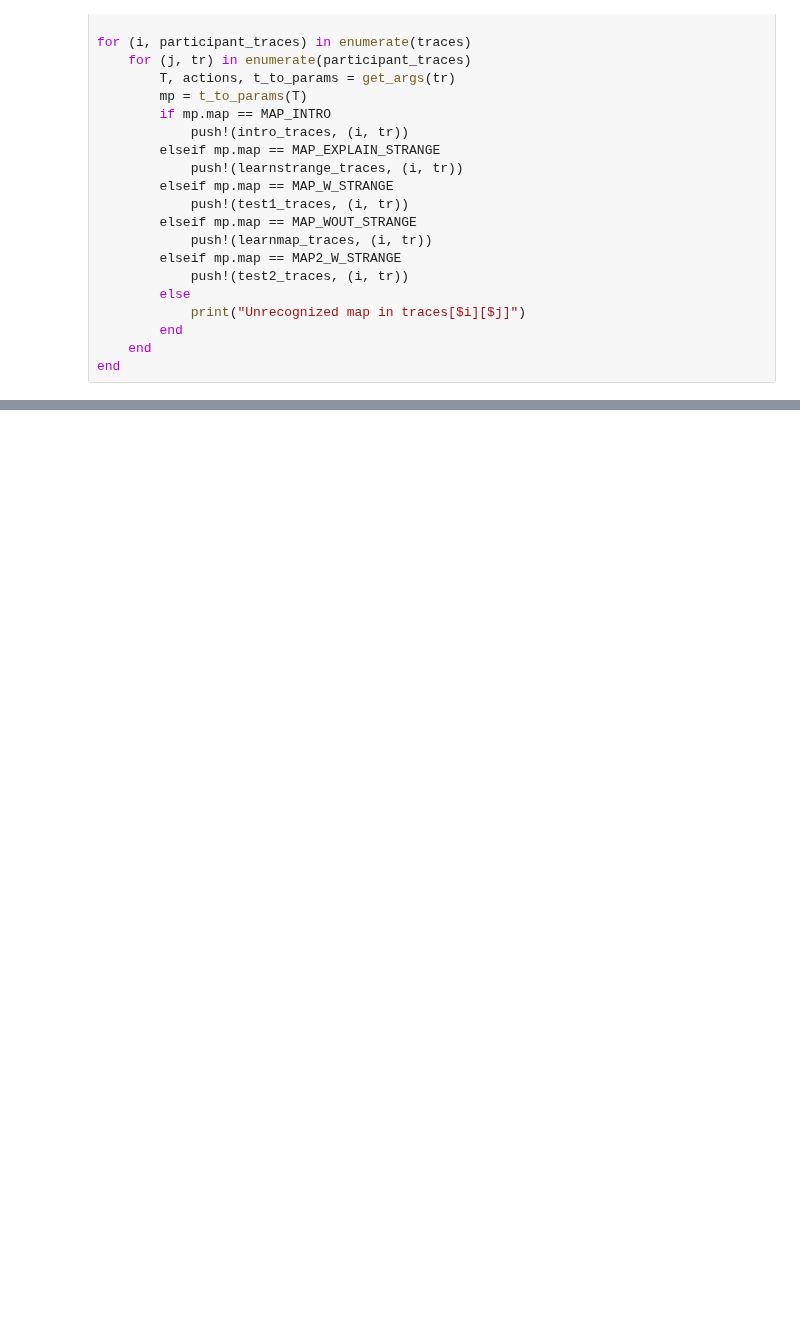
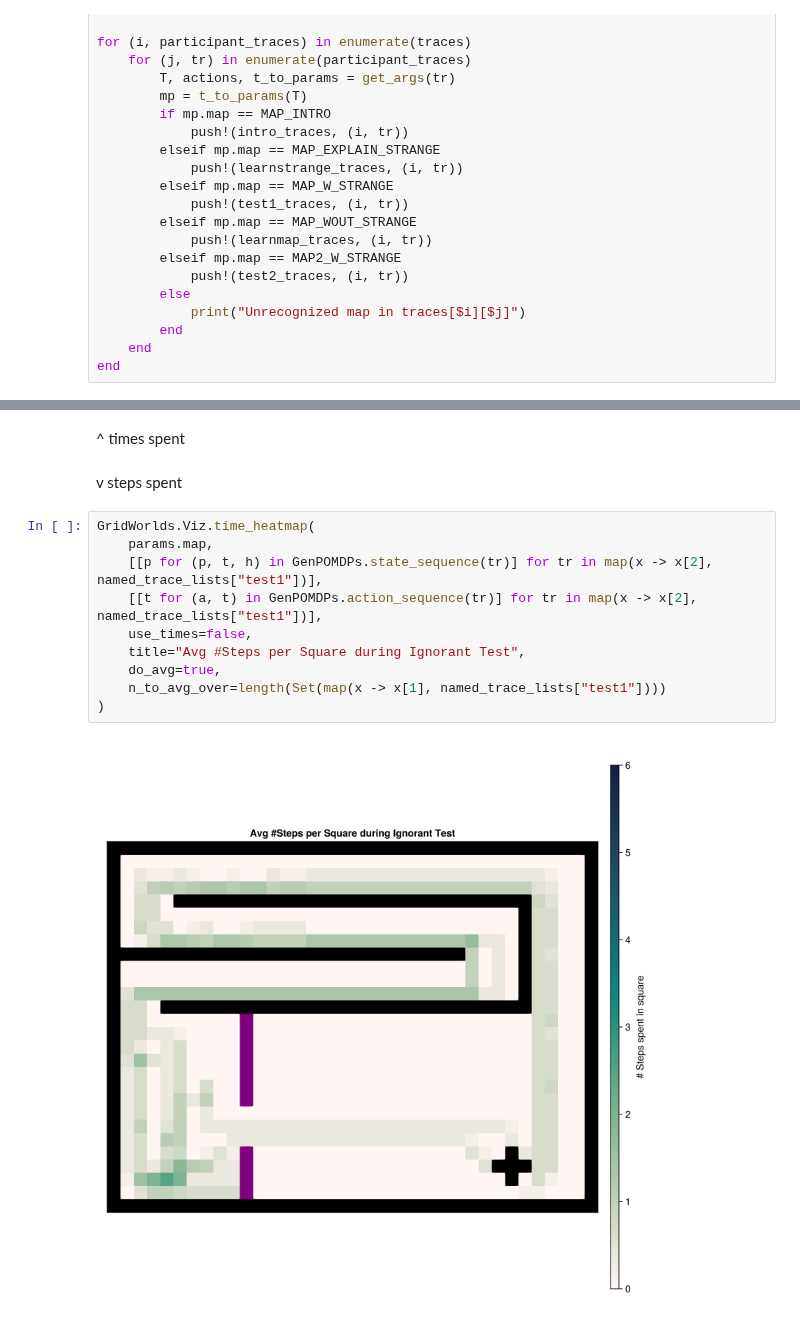
Before and after one commit to probcomp/tasks2D, a Jupyter notebook: notebooks_messy/Analysis.ipynb, the cells around one changed output, grey strips where cells are left out. Cells and saved outputs as stored; diff of their text form; blank space fills up the shorter version.

```diff
--- a/notebooks_messy/Analysis.ipynb
+++ b/notebooks_messy/Analysis.ipynb
@@ -461,0 +568,16 @@ Dict{String, Int64} with 5 entries:
+# %% [markdown]
+^ times spent
+# %% [markdown]
+v steps spent
+# %%
+GridWorlds.Viz.time_heatmap(
+    params.map,
+    [[p for (p, t, h) in GenPOMDPs.state_sequence(tr)] for tr in map(x -> x[2], named_trace_lists["test1"])],
+    [[t for (a, t) in GenPOMDPs.action_sequence(tr)] for tr in map(x -> x[2], named_trace_lists["test1"])],
+    use_times=false,
+    title="Avg #Steps per Square during Ignorant Test",
+    do_avg=true,
+    n_to_avg_over=length(Set(map(x -> x[1], named_trace_lists["test1"])))
+)
+# %% [output]
+[figure, added]
```
Also changed, not shown: parts of 22 cells of this notebook, 1 other file.
